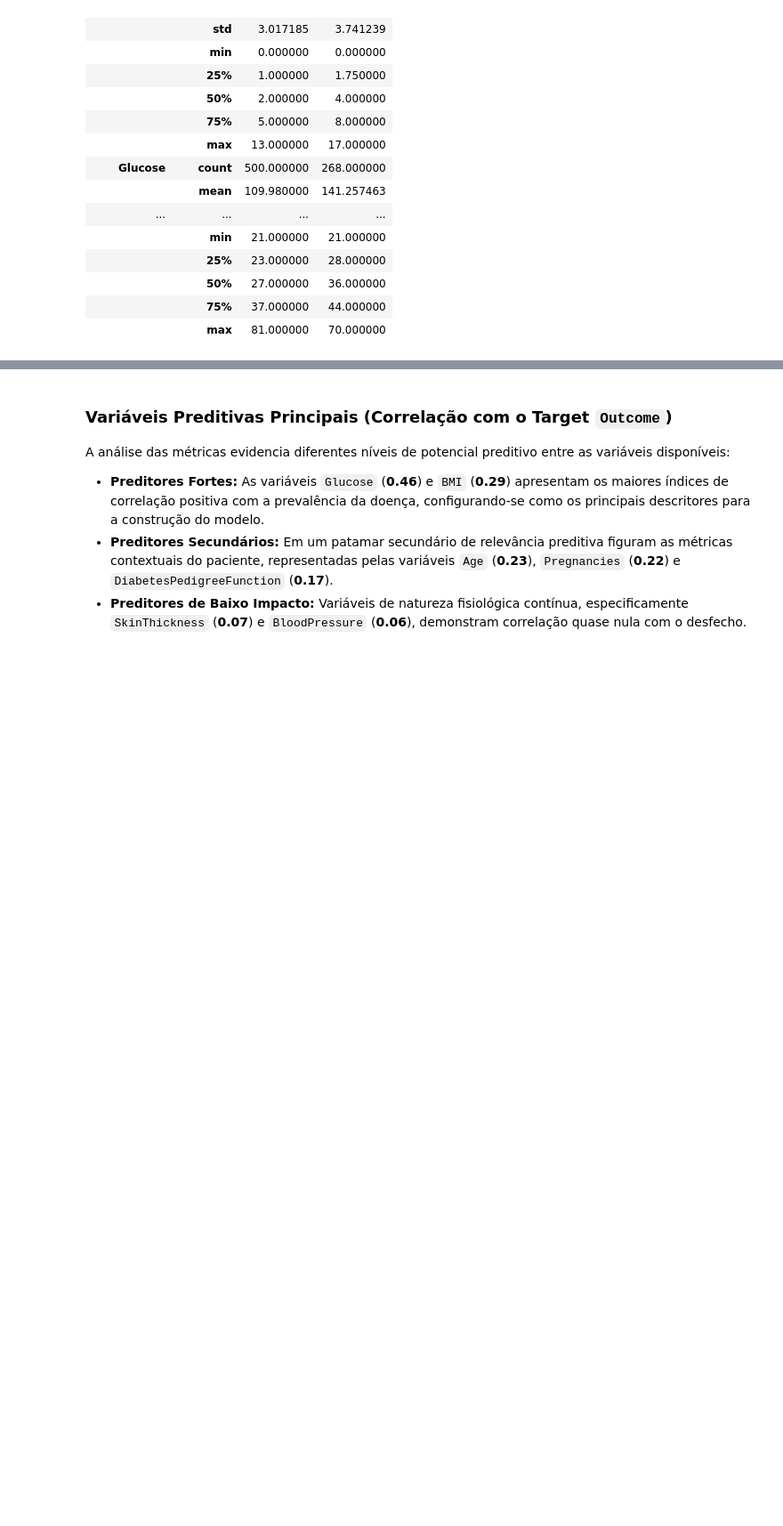
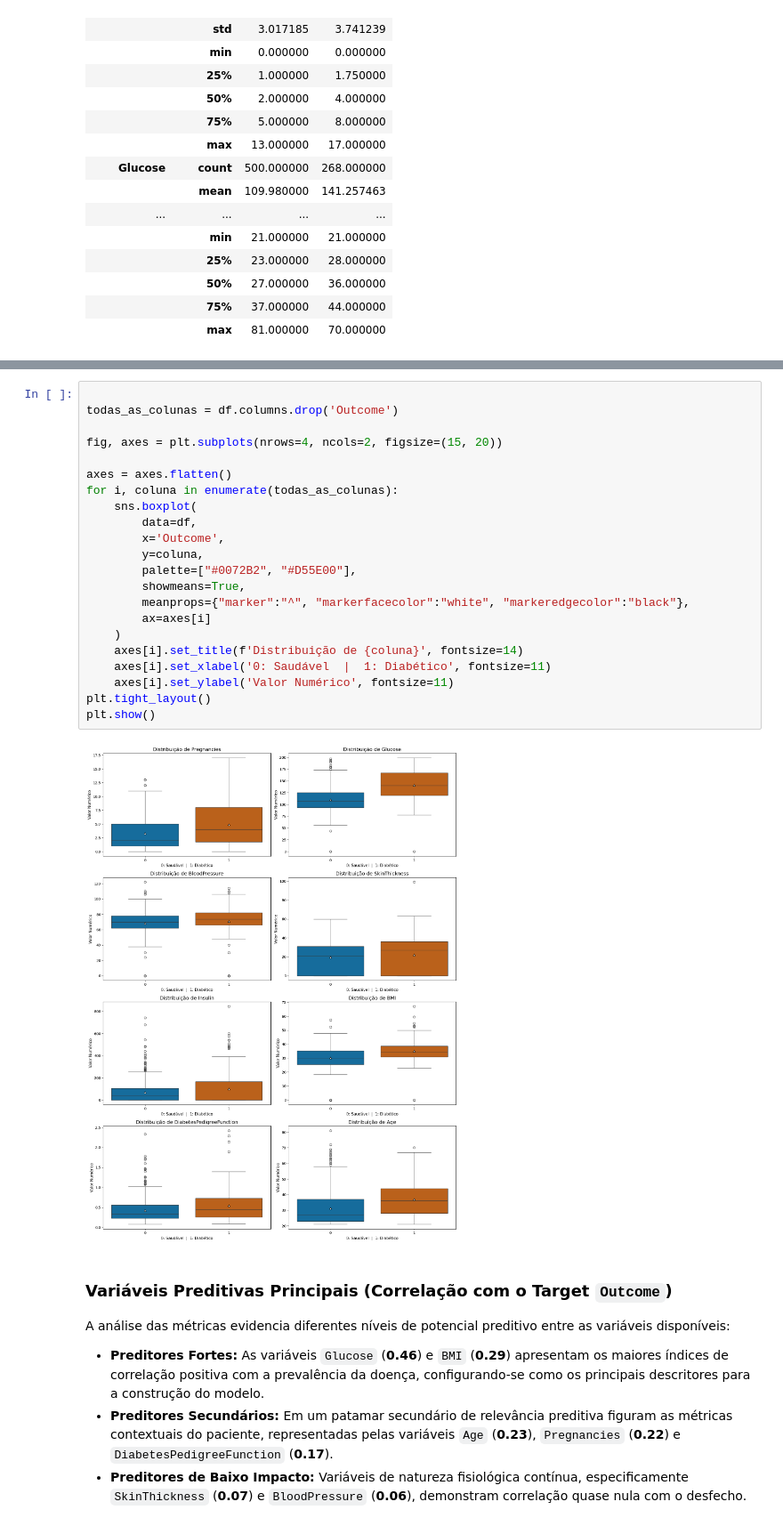
Before and after one commit to mvgv/techchallenge1, a Jupyter notebook: diabetes_eda.ipynb, the cells around one changed output, grey strips where cells are left out. Shown at 89% size. Saved outputs shown, nothing was run; the diff lists cells and outputs as text; blank space fills up the shorter version.

```diff
--- a/diabetes_eda.ipynb
+++ b/diabetes_eda.ipynb
@@ -164,3 +209,27 @@ df.corr()
+# %%
+
+todas_as_colunas = df.columns.drop('Outcome')
+
+fig, axes = plt.subplots(nrows=4, ncols=2, figsize=(15, 20))
+
+axes = axes.flatten()
+for i, coluna in enumerate(todas_as_colunas):
+    sns.boxplot(
+        data=df,
+        x='Outcome',
+        y=coluna,
+        palette=["#0072B2", "#D55E00"],
+        showmeans=True,
+        meanprops={"marker":"^", "markerfacecolor":"white", "markeredgecolor":"black"},
+        ax=axes[i]
+    )
+    axes[i].set_title(f'Distribuição de {coluna}', fontsize=14)
+    axes[i].set_xlabel('0: Saudável  |  1: Diabético', fontsize=11)
+    axes[i].set_ylabel('Valor Numérico', fontsize=11)
+plt.tight_layout()
+plt.show()
+# %% [output]
+[figure, added]
 # %% [markdown]
 ### Variáveis Preditivas Principais (Correlação com o Target `Outcome`)
 A análise das métricas evidencia diferentes níveis de potencial preditivo entre as variáveis disponíveis:
```
Also changed, not shown: parts of 13 cells of this notebook.
